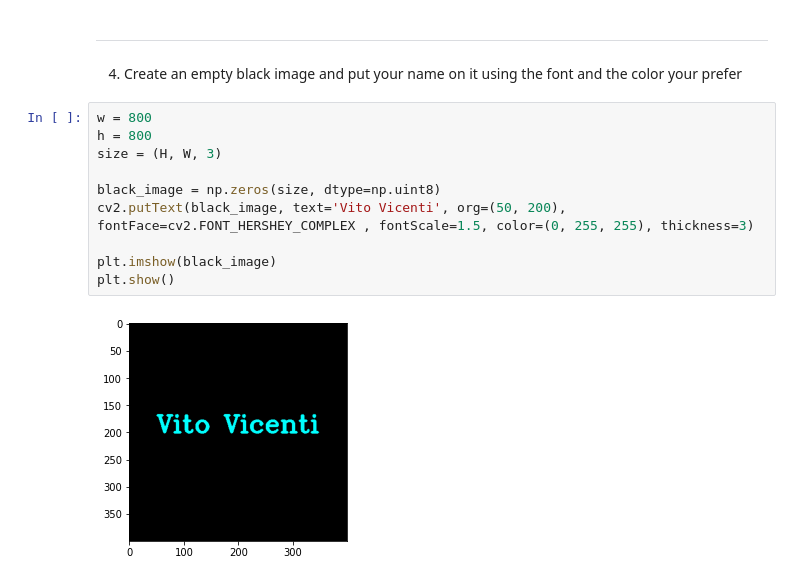
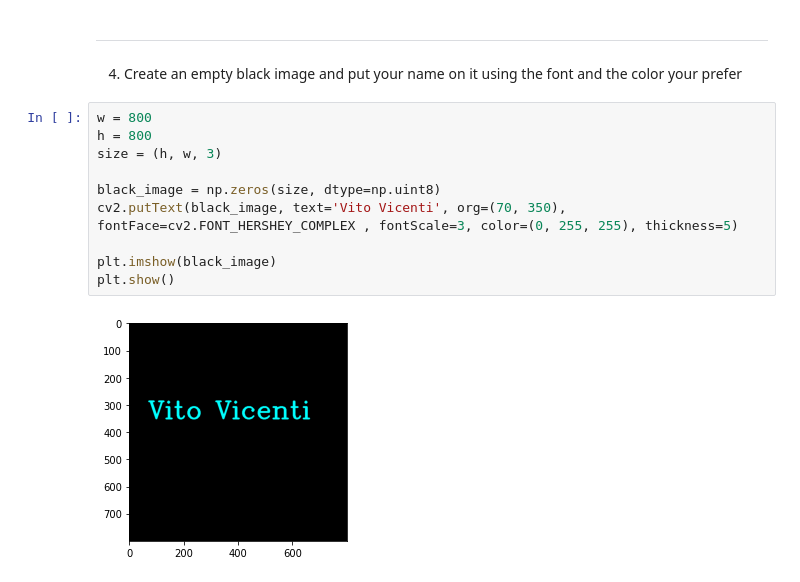
Before and after one commit to vitovicenti/Computer-Vision-Exercises, a Jupyter notebook: Exercise_2_Drawing.ipynb, the cells around one changed output. Drawn from its saved outputs; the diff is of its cells as text.

```diff
--- a/Exercise_2_Drawing.ipynb
+++ b/Exercise_2_Drawing.ipynb
@@ -75,12 +72,12 @@ WARNING:matplotlib.image:Clipping input data to the valid range for imshow with
 # %%
 w = 800
 h = 800
-size = (H, W, 3)
+size = (h, w, 3)
 
 black_image = np.zeros(size, dtype=np.uint8)
-cv2.putText(black_image, text='Vito Vicenti', org=(50, 200), fontFace=cv2.FONT_HERSHEY_COMPLEX , fontScale=1.5, color=(0, 255, 255), thickness=3)
+cv2.putText(black_image, text='Vito Vicenti', org=(70, 350), fontFace=cv2.FONT_HERSHEY_COMPLEX , fontScale=3, color=(0, 255, 255), thickness=5)
 
 plt.imshow(black_image)
 plt.show()
 # %% [output]
-[figure, old version]
+[figure, new version]
```
Also changed, not shown: parts of 3 cells of this notebook.
